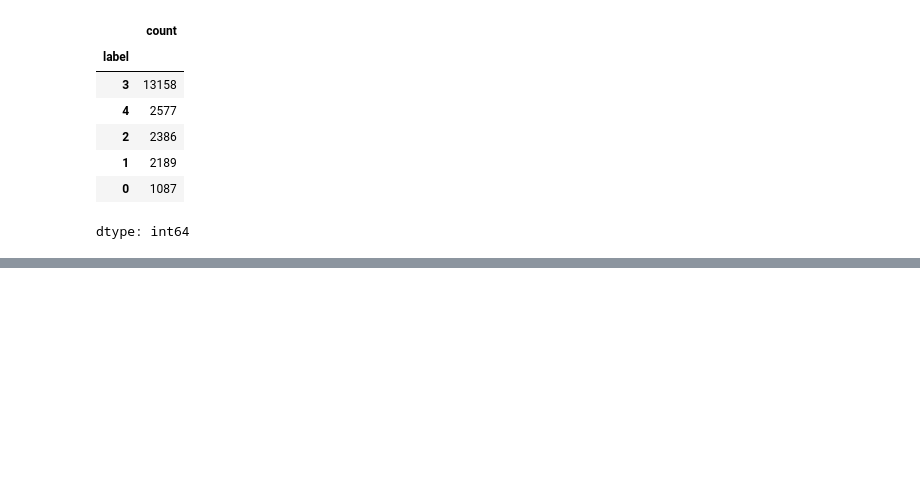
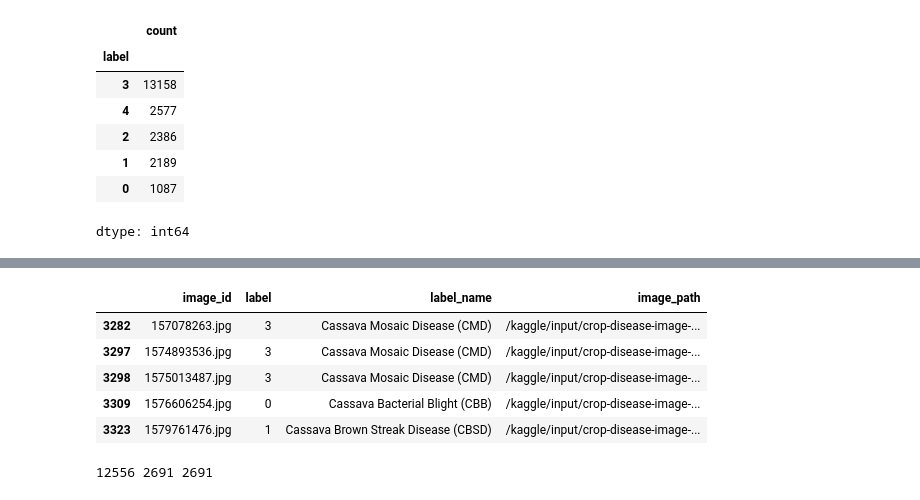
Before and after one commit to Rahman2007207/Crop-Disease-Image-Classification, a Jupyter notebook: CropDiseaseImageClassificationipynb.ipynb, the cells around one changed output, grey strips where cells are left out. Saved outputs shown, nothing was run; the diff lists cells and outputs as text; code cells hidden in the pictures; blank space fills up the shorter version.

```diff
--- a/CropDiseaseImageClassificationipynb.ipynb
+++ b/CropDiseaseImageClassificationipynb.ipynb
@@ -56,0 +89,5 @@ dtype: int64
+# %%
+df["exists"] = df["image_id"].isin(images)
+
+df = df[df["exists"] == True].copy()
+df.drop(columns=["exists"], inplace=True)
@@ -56,0 +107,9 @@ dtype: int64
+# %%
+import json
+
+json_path = os.path.join(csv_path, "class_names.json")
+
+with open(json_path, "r") as f:
+    label_map = json.load(f)
+
+print(label_map)
@@ -56,0 +198,9 @@ dtype: int64
+# %%
+df.head()
+# %% [output]
+|  | image_id | label | label_name | image_path |
+| 3282 | 157078263.jpg | 3 | Cassava Mosaic Disease (CMD) | /kaggle/input/crop-disease-image-... |
+| 3297 | 1574893536.jpg | 3 | Cassava Mosaic Disease (CMD) | /kaggle/input/crop-disease-image-... |
+| 3298 | 1575013487.jpg | 3 | Cassava Mosaic Disease (CMD) | /kaggle/input/crop-disease-image-... |
+| 3309 | 1576606254.jpg | 0 | Cassava Bacterial Blight (CBB) | /kaggle/input/crop-disease-image-... |
+| 3323 | 1579761476.jpg | 1 | Cassava Brown Streak Disease (CBSD) | /kaggle/input/crop-disease-image-... |
@@ -56,0 +217,20 @@ dtype: int64
+# %%
+from sklearn.model_selection import train_test_split
+
+train_df, temp_df = train_test_split(
+    df,
+    test_size=0.3,
+    stratify=df["label"],
+    random_state=42
+)
+
+val_df, test_df = train_test_split(
+    temp_df,
+    test_size=0.5,
+    stratify=temp_df["label"],
+    random_state=42
+)
+
+print(len(train_df), len(val_df), len(test_df))
+# %% [output]
+12556 2691 2691
```
Also changed, not shown: parts of 33 cells of this notebook.
